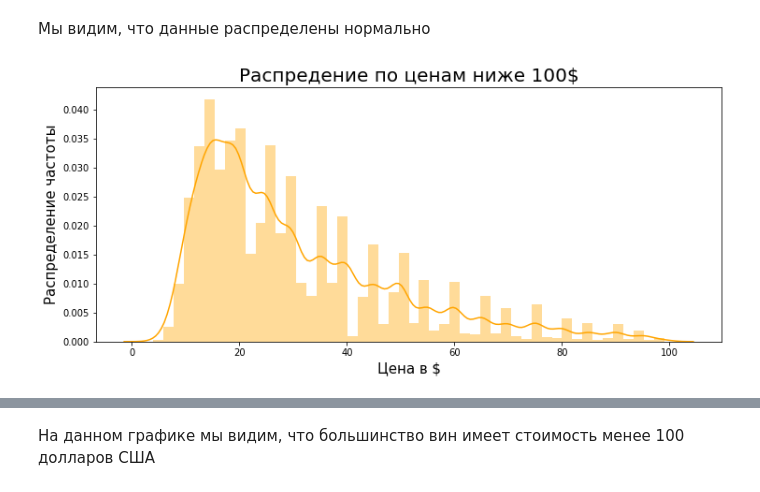
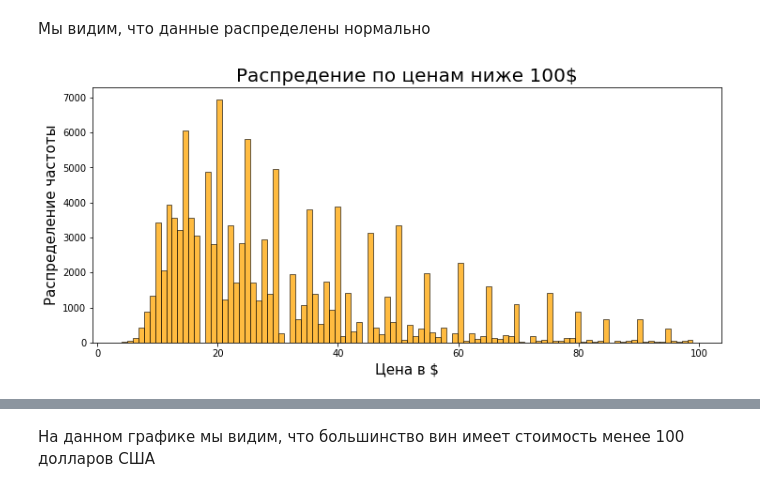
Before and after one commit to data-science-misis/rec-sys, a Jupyter notebook: rec_sys_notebook_1_of_2.ipynb, the cells around one changed output, grey strips where cells are left out. Cells and saved outputs as stored; diff of their text form; code cells hidden in the pictures.

```diff
--- a/rec_sys_notebook_1_of_2.ipynb
+++ b/rec_sys_notebook_1_of_2.ipynb
@@ -250,12 +250,12 @@ time: 1.52 s (started: 2022-01-11 19:48:32 +00:00)
 # %%
 plt.figure(figsize=(12,5))
 
-g = sns.distplot(data[data['price'] < 100]['price'], color='orange')
+g = sns.histplot(data[data['price'] < 100]['price'], color='orange')
 g.set_title("Распредение по ценам ниже 100$", fontsize=20)
 g.set_xlabel("Цена в $", fontsize=15)
 g.set_ylabel("Распределение частоты", fontsize=15)
 
 
 plt.show()
 # %% [output]
-[figure, old version]
+[figure, new version]
```
Also changed, not shown: parts of 72 cells of this notebook.
